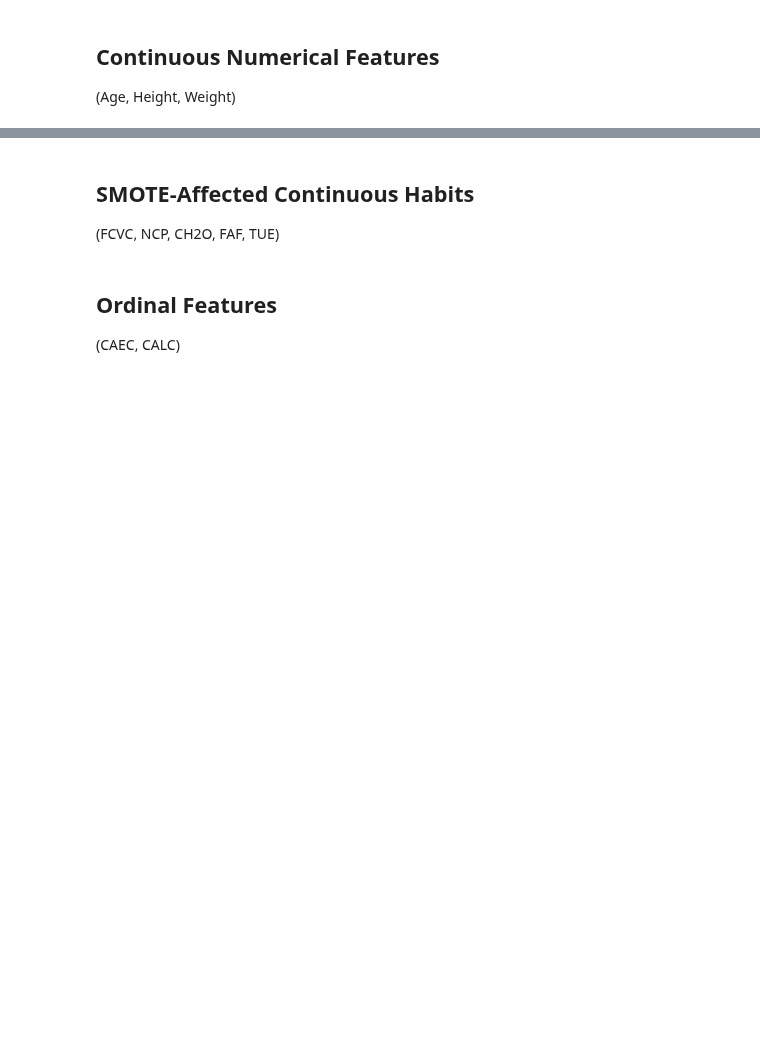
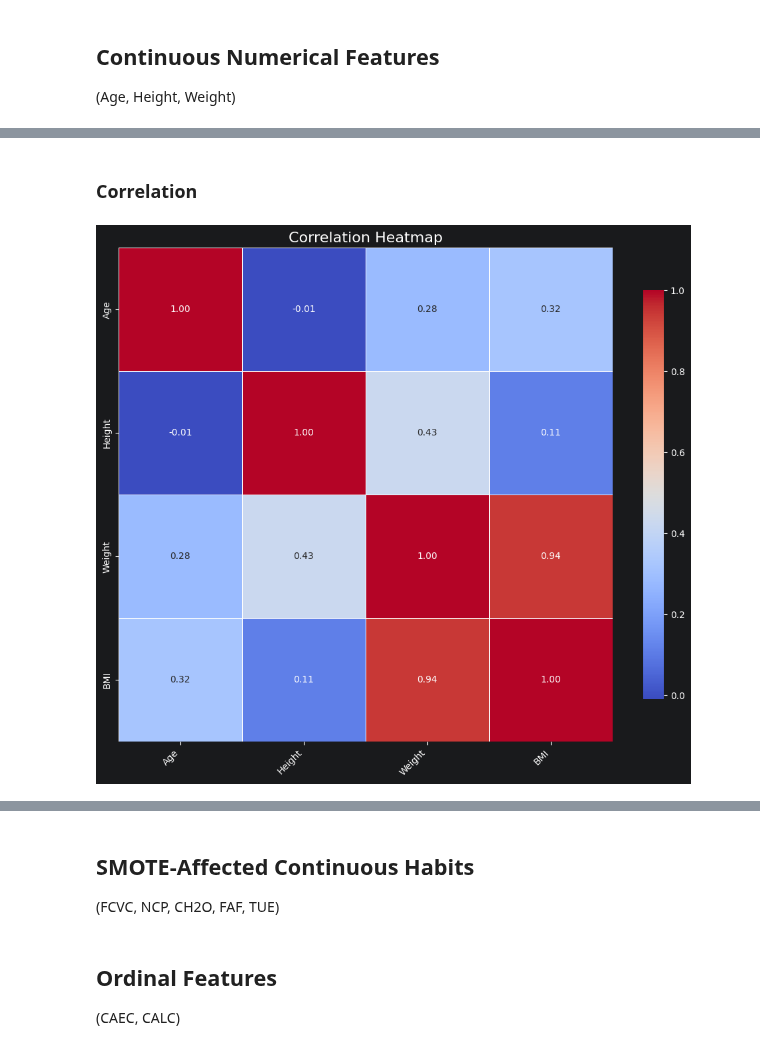
Before and after one commit to xXKeNdAmAmAsTeRXx/Deep_Learning_Labs, a Jupyter notebook: Lab_14_15-project/2_EDA.ipynb, the cells around one changed output, grey strips where cells are left out. Saved outputs shown, nothing was run; the diff lists cells and outputs as text; code cells hidden in the pictures; blank space fills up the shorter version.

```diff
--- a/Lab_14_15-project/2_EDA.ipynb
+++ b/Lab_14_15-project/2_EDA.ipynb
@@ -80,0 +223,6 @@ test-val instances: 4152
+# %% [markdown]
+### Correlation
+# %%
+plot_correlation_heatmap(X_sample[num_feat_col], title="Correlation Heatmap")
+# %% [output]
+[figure, added]
```
Also changed, not shown: parts of 17 cells of this notebook.
